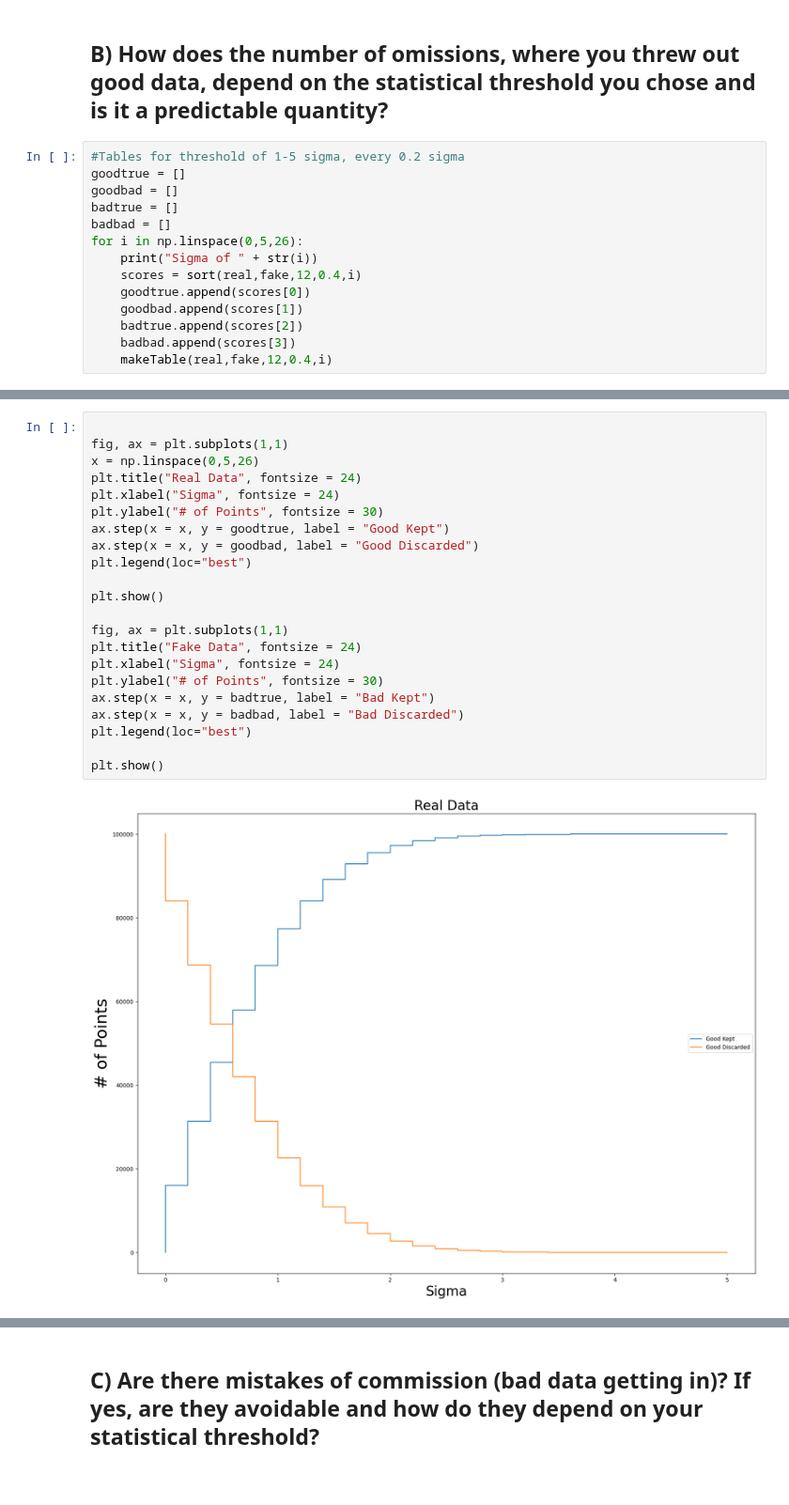
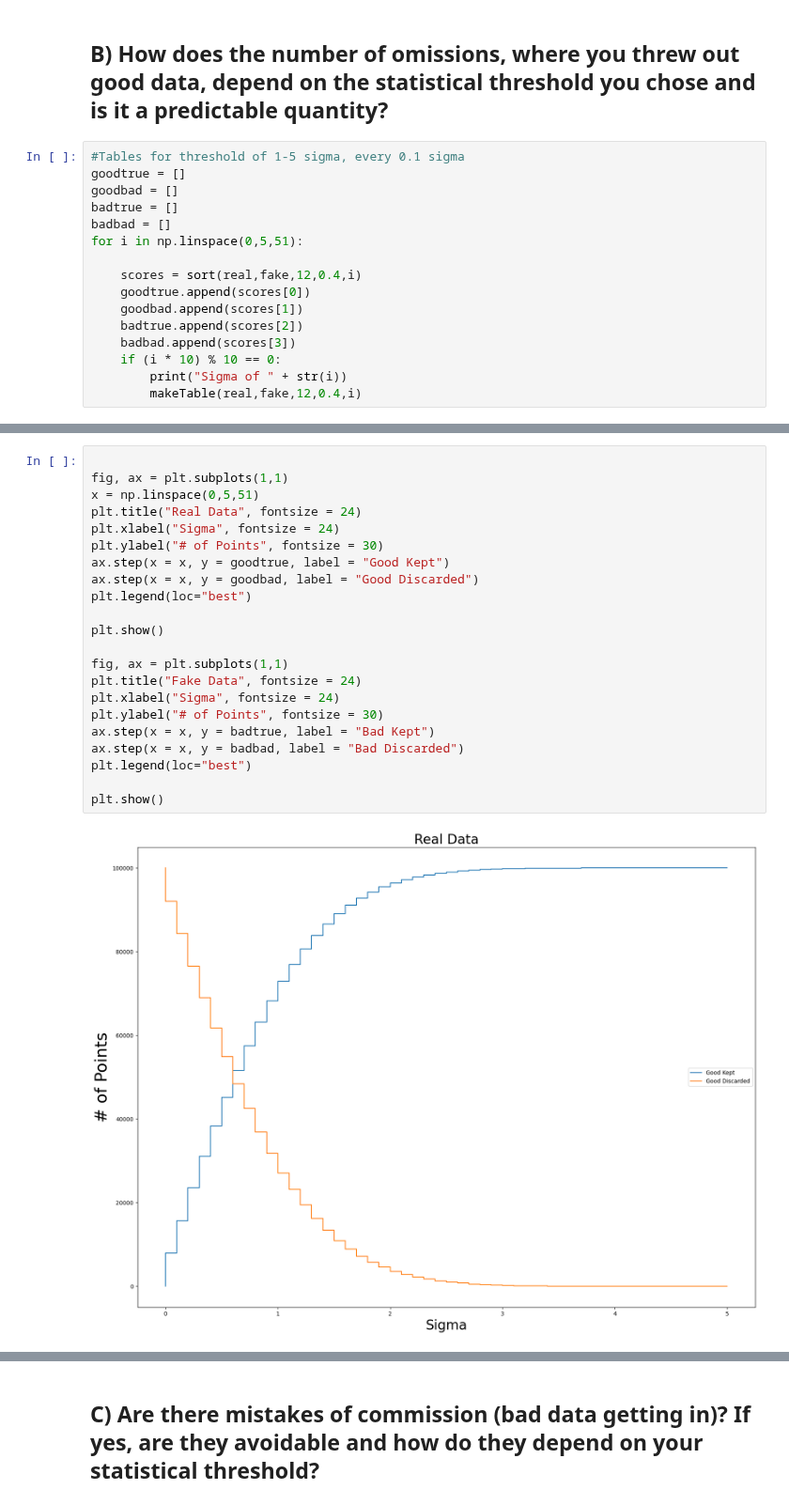
Before and after one commit to WyattOtsuka/PHYS434, a Jupyter notebook: lab3.ipynb, the cells around one changed output, grey strips where cells are left out. Shown at 94% size. Drawn from its saved outputs; the diff is of its cells as text.

```diff
--- a/lab3.ipynb
+++ b/lab3.ipynb
@@ -77,19 +77,21 @@ makeTable(real,fake,12,0.4,5)
 # %% [markdown]
 ## B) How does the number of omissions, where you threw out good data, depend on the statistical threshold you chose and is it a predictable quantity?
 # %%
-#Tables for threshold of 1-5 sigma, every 0.2 sigma
+#Tables for threshold of 1-5 sigma, every 0.1 sigma
 goodtrue = []
 goodbad = []
 badtrue = []
 badbad = []
-for i in np.linspace(0,5,26):
-    print("Sigma of " + str(i))
+for i in np.linspace(0,5,51):
+
     scores = sort(real,fake,12,0.4,i)
     goodtrue.append(scores[0])
     goodbad.append(scores[1])
     badtrue.append(scores[2])
     badbad.append(scores[3])
-    makeTable(real,fake,12,0.4,i)
+    if (i * 10) % 10 == 0:
+        print("Sigma of " + str(i))
+        makeTable(real,fake,12,0.4,i)
 # %% [output]
 Sigma of 0.0
 |  | True T | Bad T |
@@ -119,24 +120,24 @@ Sigma of 1.0
 # %%
 
 fig, ax = plt.subplots(1,1)
-x = np.linspace(0,5,26)
+x = np.linspace(0,5,51)
 plt.title("Real Data", fontsize = 24)
 plt.xlabel("Sigma", fontsize = 24)
 plt.ylabel("# of Points", fontsize = 30)
 ax.step(x = x, y = goodtrue, label = "Good Kept")
 ax.step(x = x, y = goodbad, label = "Good Discarded")
 plt.legend(loc="best")
 
 plt.show()
 
 fig, ax = plt.subplots(1,1)
 plt.title("Fake Data", fontsize = 24)
 plt.xlabel("Sigma", fontsize = 24)
 plt.ylabel("# of Points", fontsize = 30)
 ax.step(x = x, y = badtrue, label = "Bad Kept")
 ax.step(x = x, y = badbad, label = "Bad Discarded")
 plt.legend(loc="best")
 
 plt.show()
 # %% [output]
-[figure, old version]
+[figure, new version]
```
Also changed, not shown: parts of 8 cells of this notebook, 1 other file.
